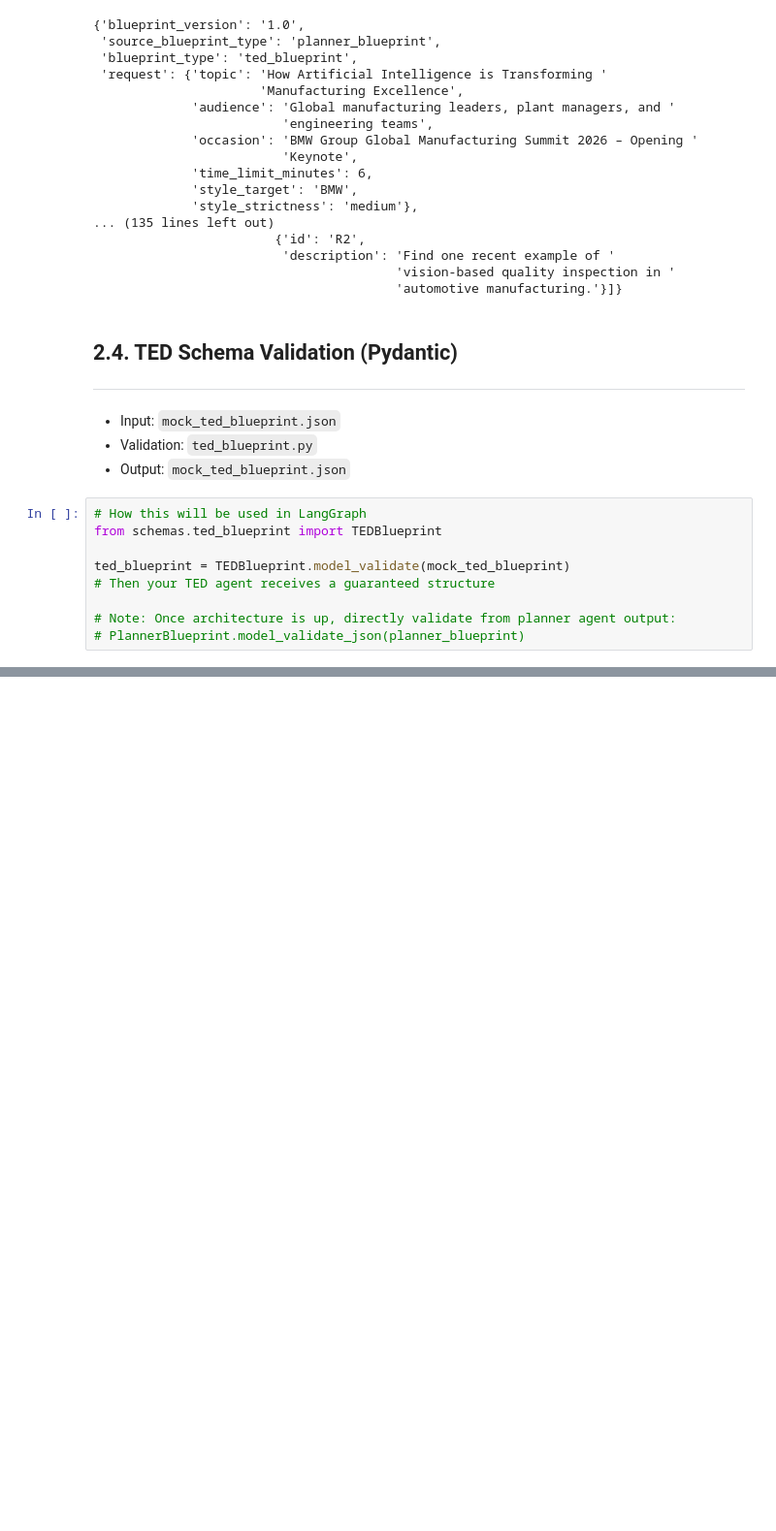
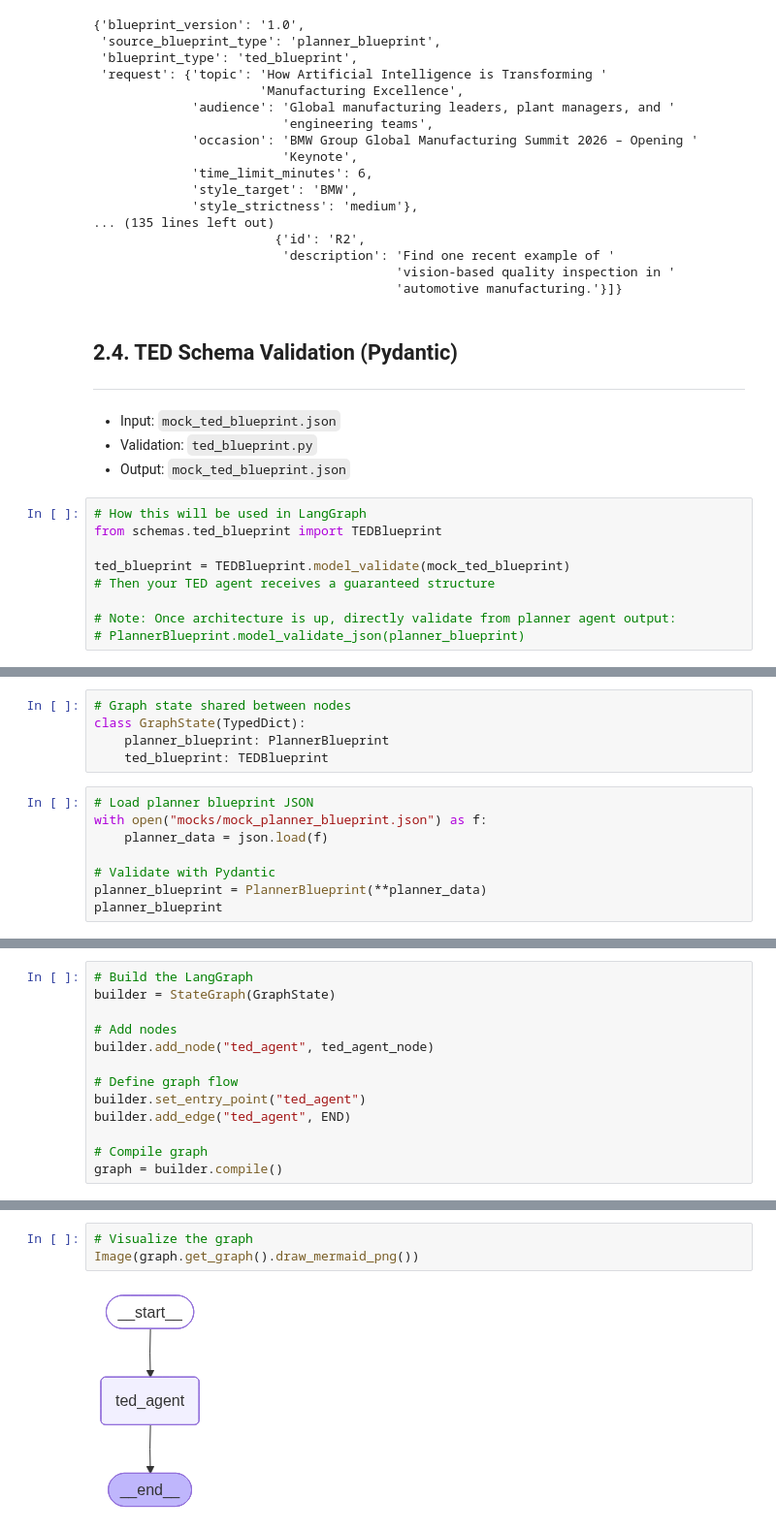
Before and after one commit to BrannonOh/CS614_GroupProject, a Jupyter notebook: Brannon_File.ipynb, the cells around one changed output, grey strips where cells are left out. Shown at 97% size. Drawn from its saved outputs; the diff is of its cells as text; blank space fills up the shorter version.

```diff
--- a/Brannon_File.ipynb
+++ b/Brannon_File.ipynb
@@ -213,0 +233,13 @@ from langgraph.graph import StateGraph, END
+# %%
+# Graph state shared between nodes
+class GraphState(TypedDict):
+    planner_blueprint: PlannerBlueprint
+    ted_blueprint: TEDBlueprint
+# %%
+# Load planner blueprint JSON
+with open("mocks/mock_planner_blueprint.json") as f:
+    planner_data = json.load(f)
+
+# Validate with Pydantic
+planner_blueprint = PlannerBlueprint(**planner_data)
+planner_blueprint
@@ -213,0 +364,13 @@ from langgraph.graph import StateGraph, END
+# %%
+# Build the LangGraph
+builder = StateGraph(GraphState)
+
+# Add nodes
+builder.add_node("ted_agent", ted_agent_node)
+
+# Define graph flow
+builder.set_entry_point("ted_agent")
+builder.add_edge("ted_agent", END)
+
+# Compile graph
+graph = builder.compile()
@@ -213,0 +422,5 @@ from langgraph.graph import StateGraph, END
+# %%
+# Visualize the graph
+Image(graph.get_graph().draw_mermaid_png())
+# %% [output]
+[figure, added]
```
Also changed, not shown: parts of 9 cells of this notebook.
